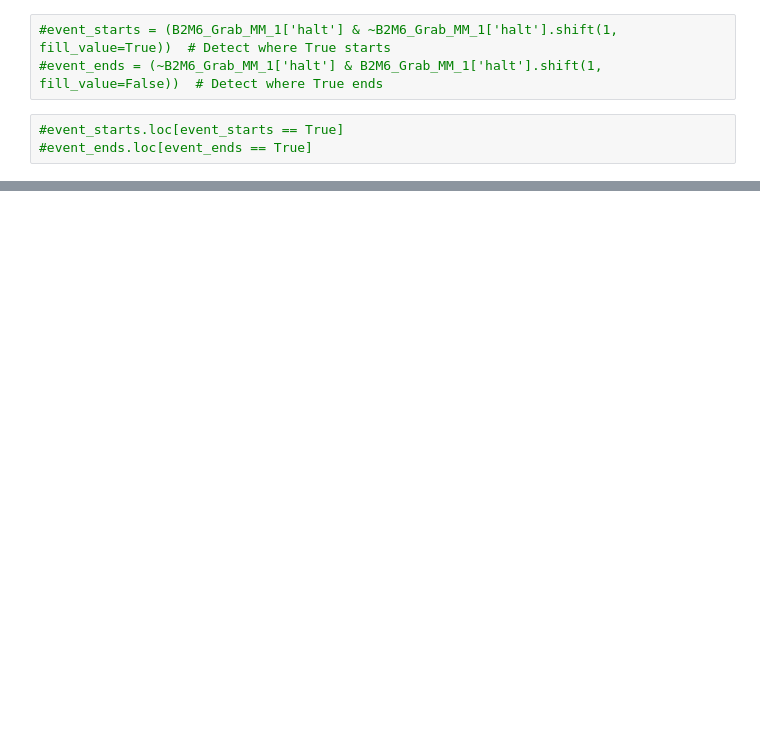
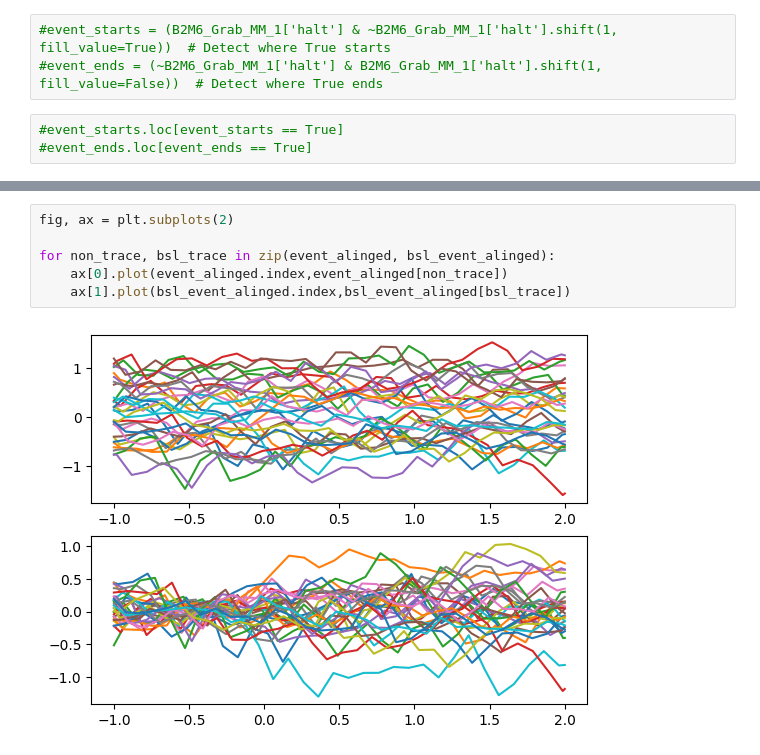
Before and after one commit to ikharitonov/vestibular_vr_pipeline, a Jupyter notebook: Mouse_by_mouse_viewdata.ipynb, the cells around one changed output, grey strips where cells are left out. Saved outputs shown, nothing was run; the diff lists cells and outputs as text; blank space fills up the shorter version.

```diff
--- a/Mouse_by_mouse_viewdata.ipynb
+++ b/Mouse_by_mouse_viewdata.ipynb
@@ -112,0 +274,8 @@ Plotted traces for B3M4
+# %%
+fig, ax = plt.subplots(2)
+
+for non_trace, bsl_trace in zip(event_alinged, bsl_event_alinged):
+    ax[0].plot(event_alinged.index,event_alinged[non_trace])
+    ax[1].plot(bsl_event_alinged.index,bsl_event_alinged[bsl_trace])
+# %% [output]
+[figure, added]
```
Also changed, not shown: parts of 18 cells of this notebook, 1 other file.
